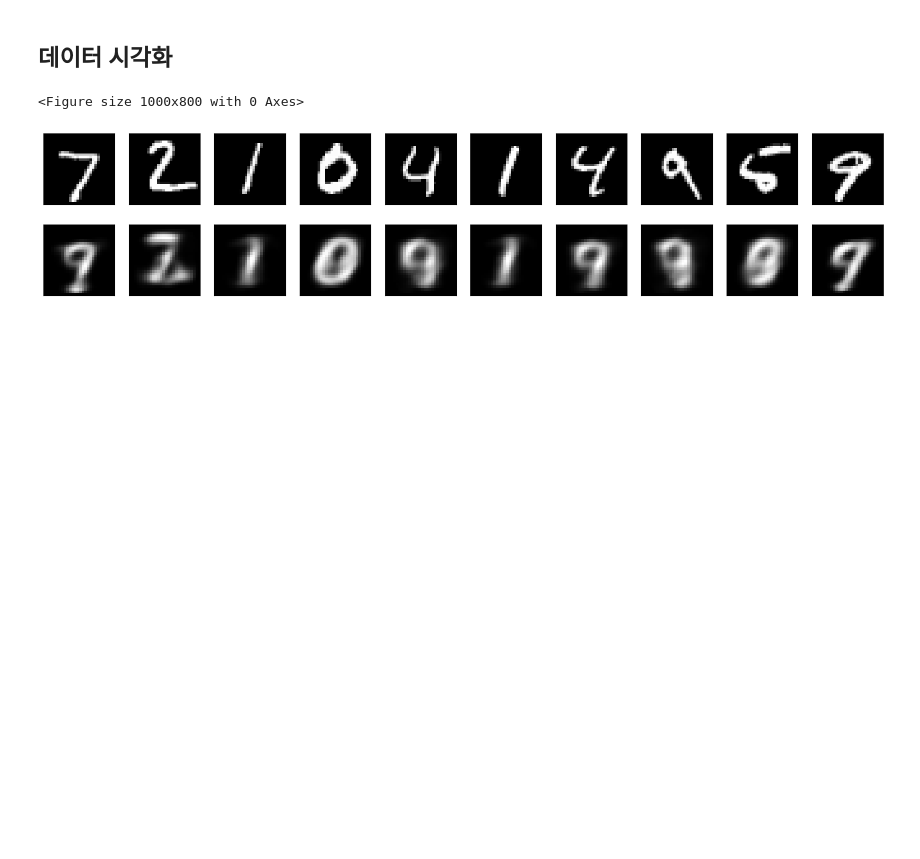
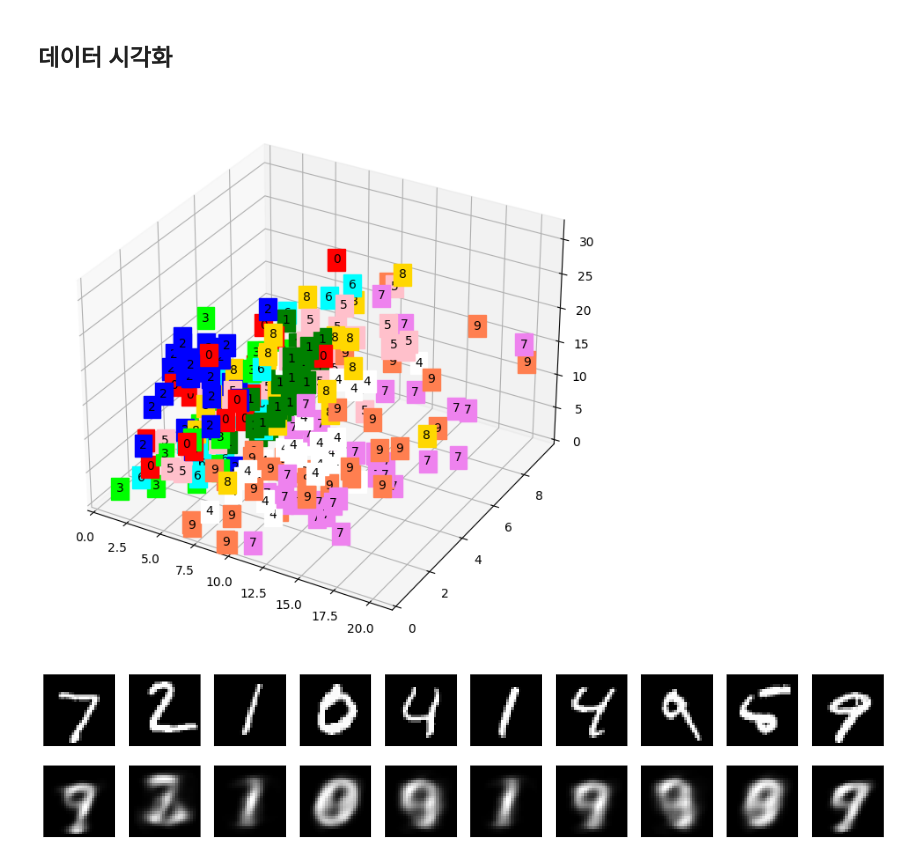
Before and after one commit to rwr9857/AI-Basic, a Jupyter notebook: DL/6.3.2_오토인코더.ipynb, the cells around one changed output. Cells and saved outputs as stored; diff of their text form; code cells hidden in the pictures; blank space fills up the shorter version.

```diff
--- a/DL/6.3.2_오토인코더.ipynb
+++ b/DL/6.3.2_오토인코더.ipynb
@@ -115,29 +110,28 @@ array([10.802718, 12.033074,  2.051411], dtype=float32)
 # %% [markdown]
 ## 데이터 시각화
 # %%
-from pylab import rcParams
-rcParams['figure.figsize'] = 10, 8
+plt.rcParams["figure.figsize"] = (10,8)
 
-fig = plt.figure(1)
-ax = Axes3D(fig)
+fig = plt.figure()
+ax = fig.add_subplot(projection='3d')
 
 xs = encoded_imgs[:, 0]
 ys = encoded_imgs[:, 1]
 zs = encoded_imgs[:, 2]
 
 color=['red','green','blue','lime','white','pink','aqua','violet','gold','coral']
 
 for x, y, z, label in zip(xs, ys, zs, y_test):
     c = color[int(label)]
     ax.text(x, y, z, label, backgroundcolor=c)
 
 ax.set_xlim(xs.min(), xs.max())
 ax.set_ylim(ys.min(), ys.max())
 ax.set_zlim(zs.min(), zs.max())
 
 plt.show()
 # %% [output]
-<Figure size 1000x800 with 0 Axes>
+[figure, added]
 # %%
 n = 10  # 10개의 이미지를 시각화합니다.
 plt.figure(figsize=(20, 4))
```
Also changed, not shown: parts of 4 cells of this notebook.
